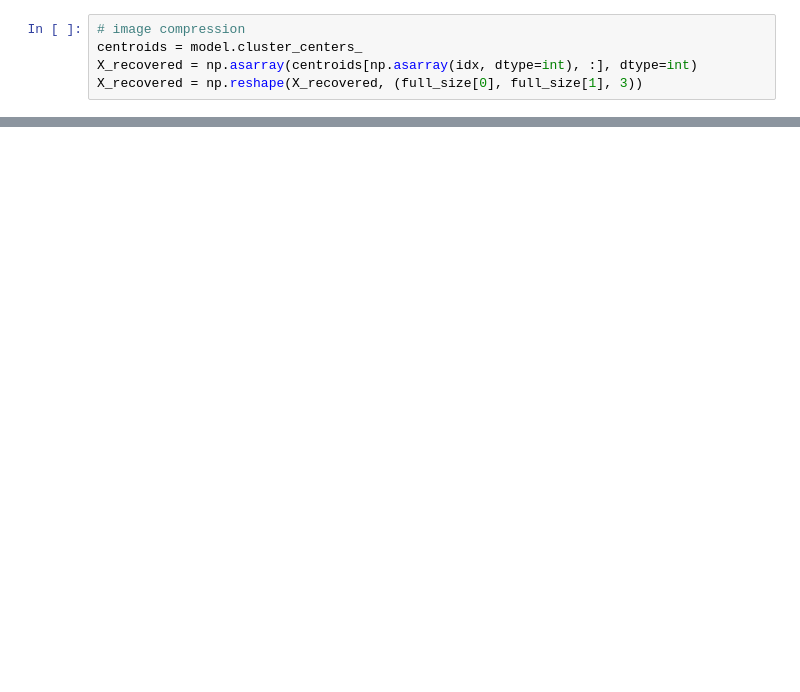
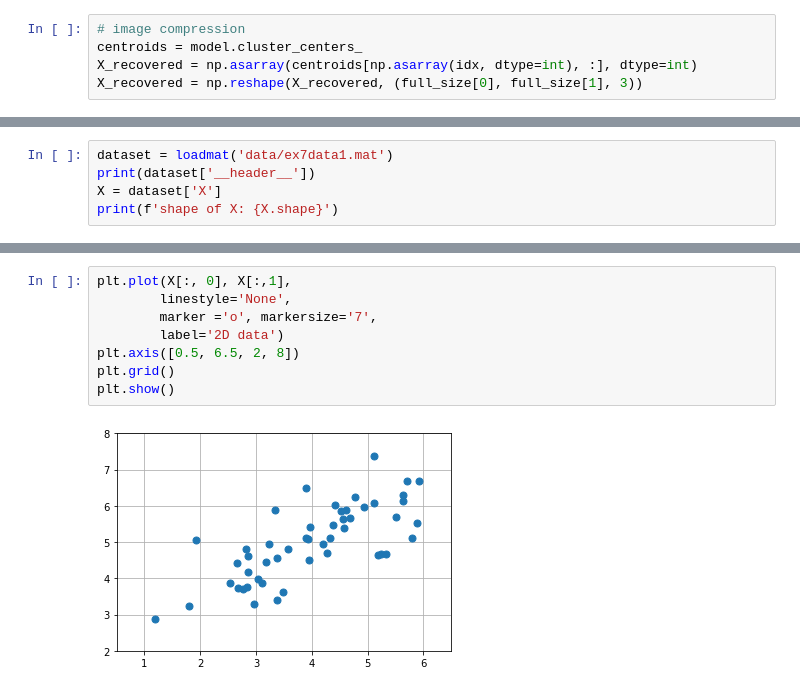
Before and after one commit to akapet00/andrew-ng-coursera-ml, a Jupyter notebook: ex7-unsupervised-learning/ex7.ipynb, the cells around one changed output, grey strips where cells are left out. Drawn from its saved outputs; the diff is of its cells as text; blank space fills up the shorter version.

```diff
--- a/ex7-unsupervised-learning/ex7.ipynb
+++ b/ex7-unsupervised-learning/ex7.ipynb
@@ -309,0 +322,5 @@ plt.grid()
+# %%
+dataset = loadmat('data/ex7data1.mat')
+print(dataset['__header__'])
+X = dataset['X']
+print(f'shape of X: {X.shape}')
@@ -309,0 +330,10 @@ plt.grid()
+# %%
+plt.plot(X[:, 0], X[:,1],
+        linestyle='None',
+        marker ='o', markersize='7',
+        label='2D data')
+plt.axis([0.5, 6.5, 2, 8])
+plt.grid()
+plt.show()
+# %% [output]
+[figure, added]
```
Also changed, not shown: parts of 31 cells of this notebook.
